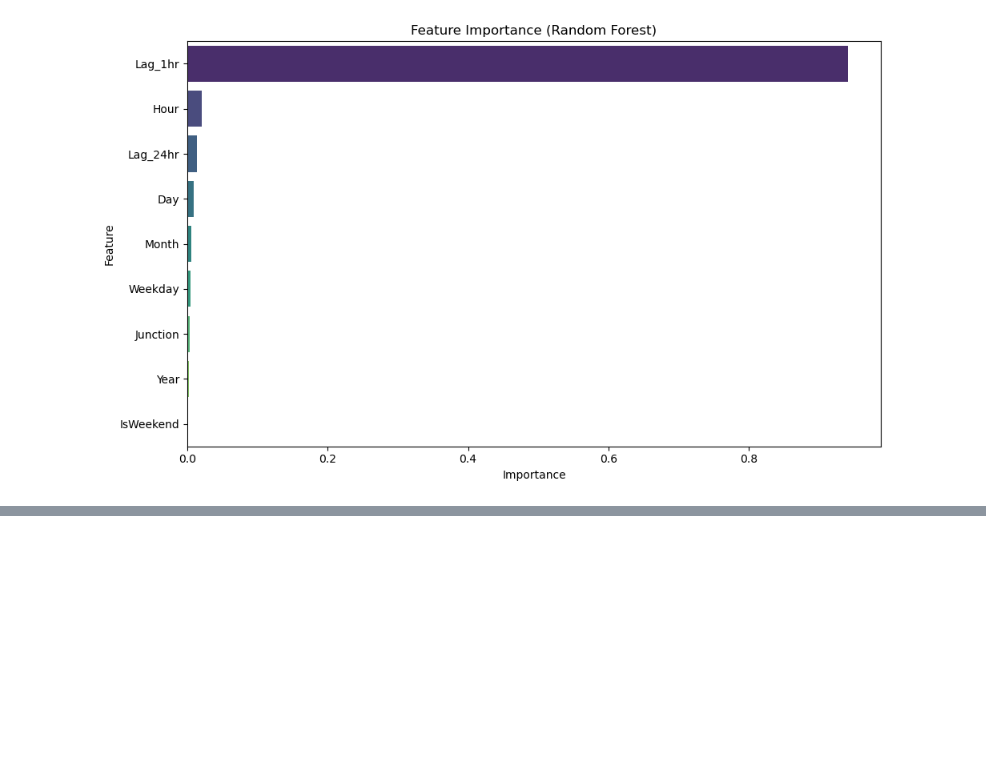
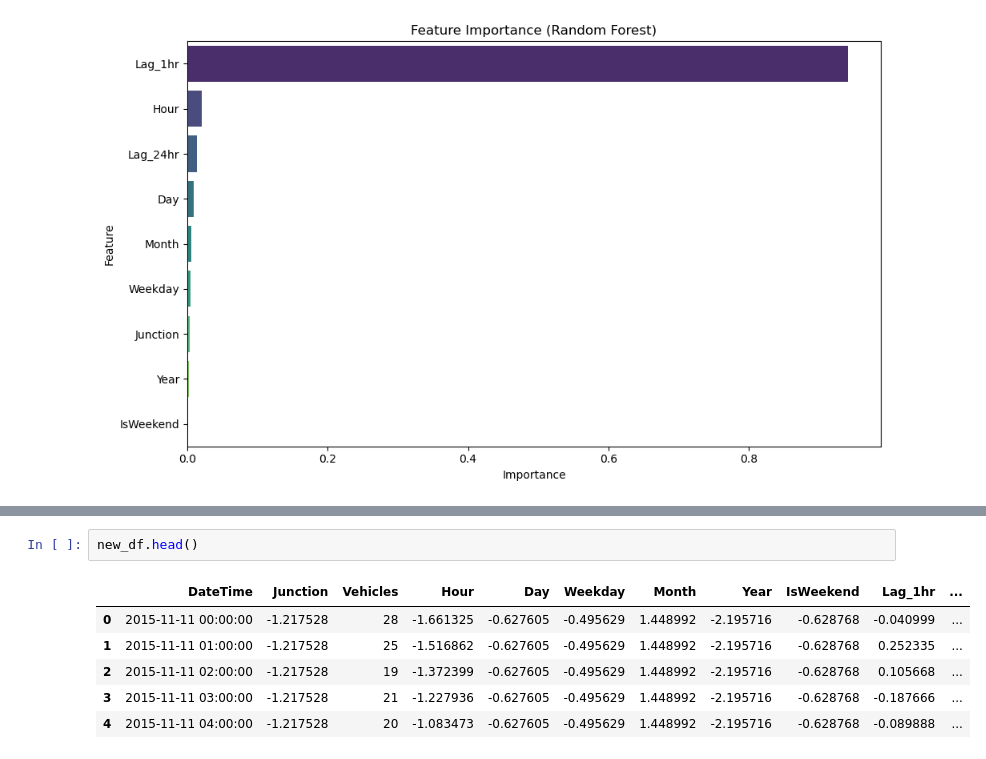
Before and after one commit to pavangade31/Mentorship_Project, a Jupyter notebook: Aggregated and Preprocessed Data_Gade Pavan Kumar Reddy.ipynb, the cells around one changed output, grey strips where cells are left out. Drawn from its saved outputs; the diff is of its cells as text; blank space fills up the shorter version.

```diff
--- a/Aggregated and Preprocessed Data_Gade Pavan Kumar Reddy.ipynb
+++ b/Aggregated and Preprocessed Data_Gade Pavan Kumar Reddy.ipynb
@@ -118,0 +142,9 @@ plt.show()
+# %%
+new_df.head()
+# %% [output]
+|  | DateTime | Junction | Vehicles | Hour | Day | Weekday | Month | Year | IsWeekend | Lag_1hr | ... |
+| 0 | 2015-11-11 00:00:00 | -1.217528 | 28 | -1.661325 | -0.627605 | -0.495629 | 1.448992 | -2.195716 | -0.628768 | -0.040999 | ... |
+| 1 | 2015-11-11 01:00:00 | -1.217528 | 25 | -1.516862 | -0.627605 | -0.495629 | 1.448992 | -2.195716 | -0.628768 | 0.252335 | ... |
+| 2 | 2015-11-11 02:00:00 | -1.217528 | 19 | -1.372399 | -0.627605 | -0.495629 | 1.448992 | -2.195716 | -0.628768 | 0.105668 | ... |
+| 3 | 2015-11-11 03:00:00 | -1.217528 | 21 | -1.227936 | -0.627605 | -0.495629 | 1.448992 | -2.195716 | -0.628768 | -0.187666 | ... |
+| 4 | 2015-11-11 04:00:00 | -1.217528 | 20 | -1.083473 | -0.627605 | -0.495629 | 1.448992 | -2.195716 | -0.628768 | -0.089888 | ... |
```
Also changed, not shown: parts of 17 cells of this notebook, 1 other file.
